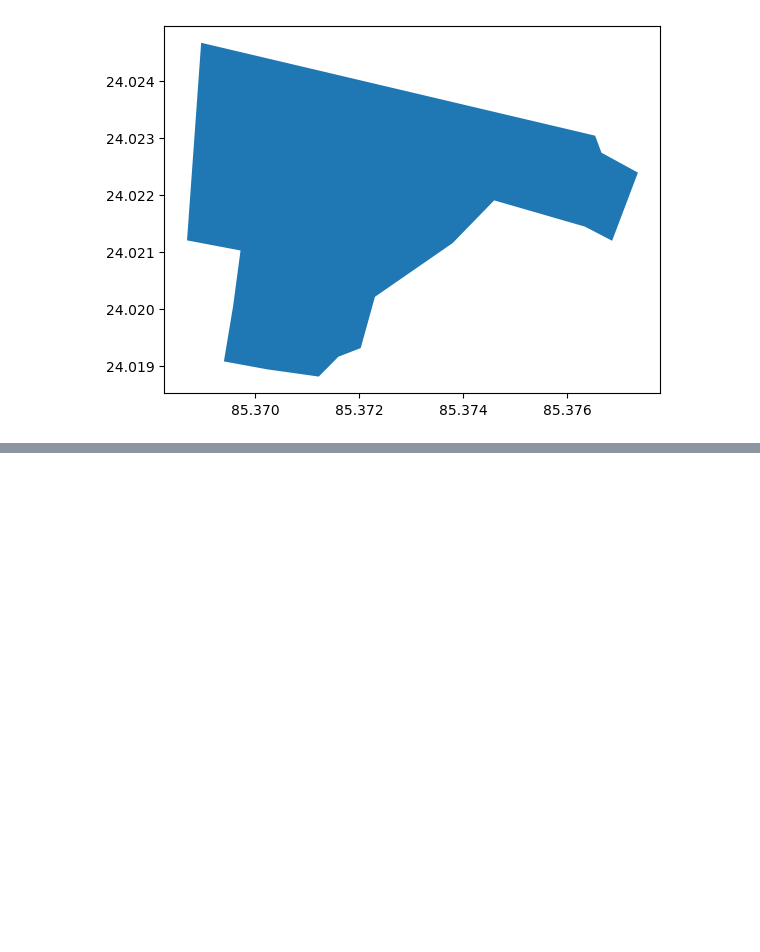
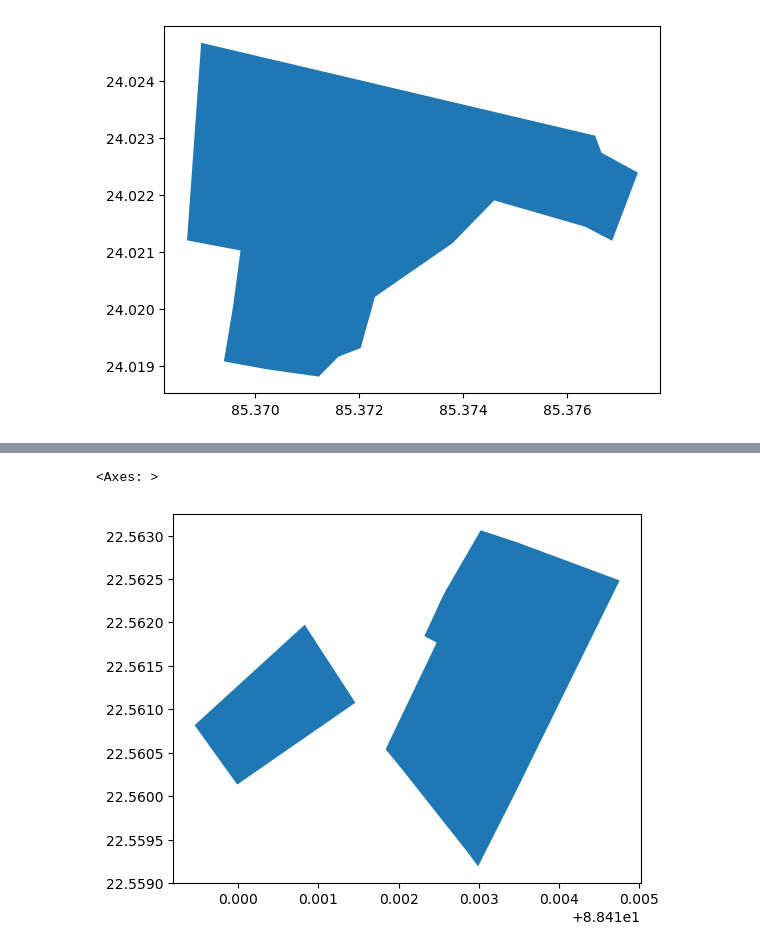
Before and after one commit to git-gauravchakrabarty/myMap, a Jupyter notebook: first-map.ipynb, the cells around one changed output, grey strips where cells are left out. Saved outputs shown, nothing was run; the diff lists cells and outputs as text; code cells hidden in the pictures; blank space fills up the shorter version.

```diff
--- a/first-map.ipynb
+++ b/first-map.ipynb
@@ -90 +96,7 @@ WARNING:bokeh.core.validation.check:W-1005 (FIXED_SIZING_MODE): 'fixed' sizing m
 [interactive output not drawn]
+# %%
+# Search Vinoba Bhave University, Hazaribagh,Jharkhand, India.
+JU_gdf = osm.features_from_address(
+    'Jadavpur University, Kolkata, West Bengal, India',
+    {'amenity': ['university']},dist=500)
+JU_gdf
@@ -90,0 +120,5 @@ WARNING:bokeh.core.validation.check:W-1005 (FIXED_SIZING_MODE): 'fixed' sizing m
+# %%
+JU_gdf.plot()
+# %% [output]
+<Axes: >
+[figure, added]
```
Also changed, not shown: parts of 6 cells of this notebook, 4 other files.
